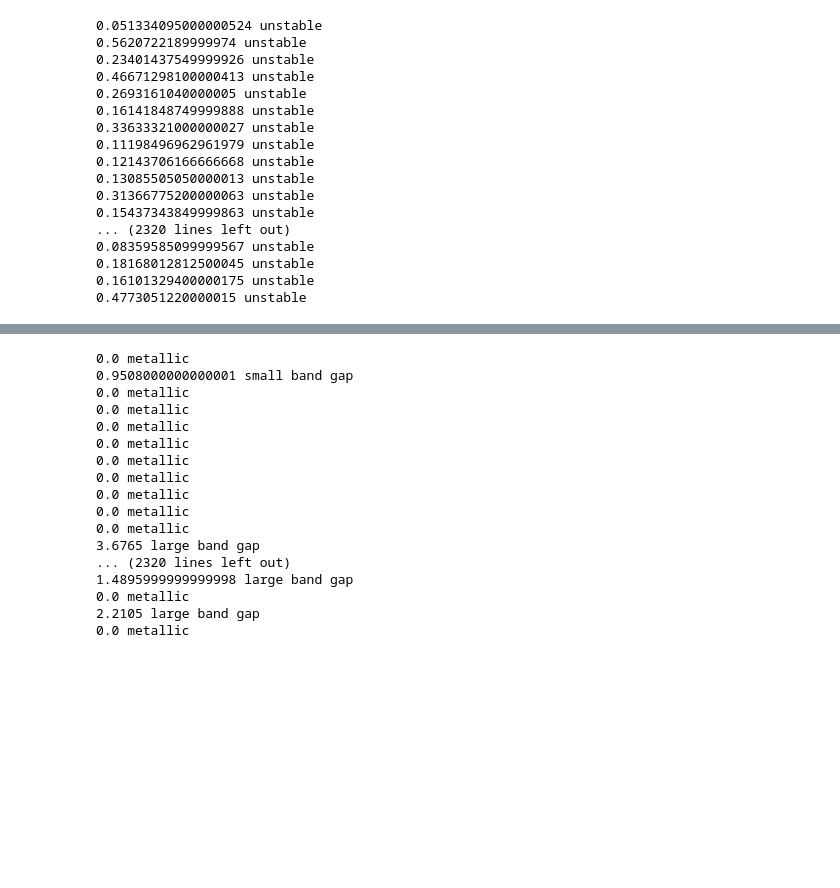
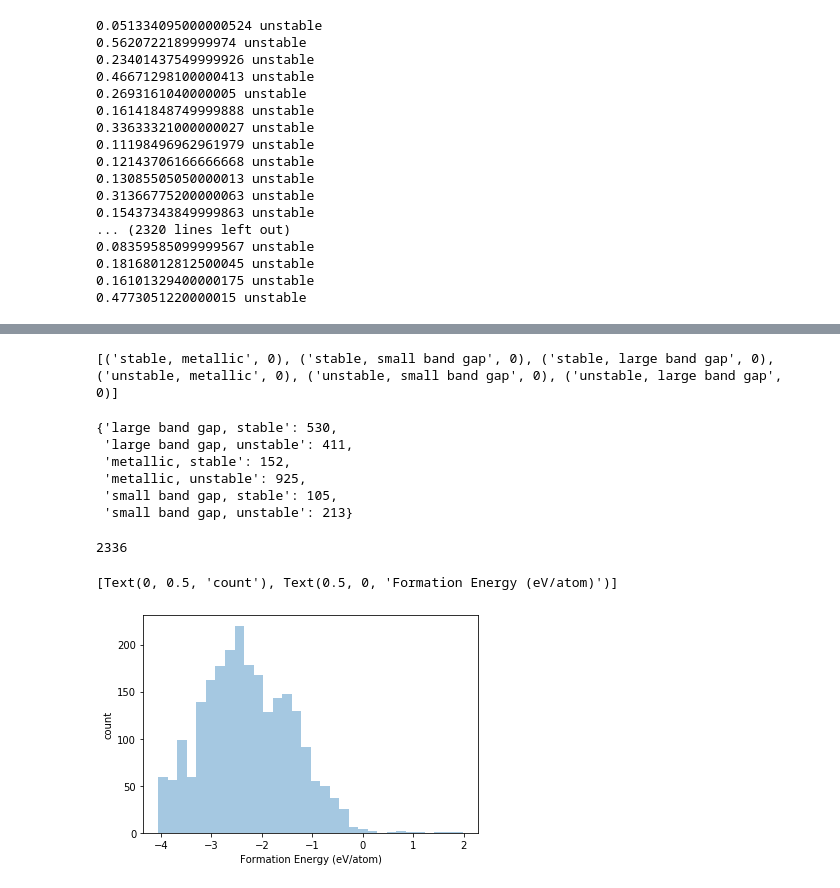
Before and after one commit to rramji/NANO_281, a Jupyter notebook: nano281-lab1-Robert-Ramji.ipynb, the cells around one changed output, grey strips where cells are left out. Cells and saved outputs as stored; diff of their text form; code cells hidden in the pictures; blank space fills up the shorter version.

```diff
--- a/nano281-lab1-Robert-Ramji.ipynb
+++ b/nano281-lab1-Robert-Ramji.ipynb
@@ -309,35 +333,12 @@ mats_df_updated.describe(include='all')
 | 50% | NaN | NaN | 10.000000 | 0.175800 | -2.349287 | NaN | 0.079189 | ... |
 | 75% | NaN | NaN | 20.000000 | 2.465150 | -1.648835 | NaN | 0.306340 | ... |
 | max | NaN | NaN | 240.000000 | 5.831800 | 1.980131 | NaN | 4.190670 | ... |
-# %%
-metallicity = []
-for i in mats_df_updated['band_gap']:
-    if i == 0:
-        metallicity.append('metallic')
-        print(i, 'metallic')
-    elif i > 0 and i < 1:
-        metallicity.append('small band gap')
-        print(i, 'small band gap')
-    elif i >= 1:
-        metallicity.append('large band gap')
-        print(i, 'large band gap')
-# %% [output]
-0.0 metallic
-0.9508000000000001 small band gap
-0.0 metallic
-0.0 metallic
-0.0 metallic
-0.0 metallic
-0.0 metallic
-0.0 metallic
-0.0 metallic
-0.0 metallic
-0.0 metallic
-3.6765 large band gap
-... (2320 lines left out)
-1.4895999999999998 large band gap
-0.0 metallic
-2.2105 large band gap
-0.0 metallic
-# %%
-mats_df_updated['metallicity'] = metallicity
+# %%
+categories = [('metallic', 'small band gap', 'large band gap'), ('stable', 'unstable')]
+subcategories = []
+for i in categories[1]:
+    for j in categories[0]:
+        subcategories.append((i + ', ' + j, 0))
+print(subcategories)
+# %% [output]
+[('stable, metallic', 0), ('stable, small band gap', 0), ('stable, large band gap', 0), ('unstable, metallic', 0), ('unstable, small band gap', 0), ('unstable, large band gap', 0)]
@@ -343,0 +354,16 @@ mats_df_updated['metallicity'] = metallicity
+# %%
+pprint(cat_dict)
+# %% [output]
+{'large band gap, stable': 530,
+ 'large band gap, unstable': 411,
+ 'metallic, stable': 152,
+ 'metallic, unstable': 925,
+ 'small band gap, stable': 105,
+ 'small band gap, unstable': 213}
+# %%
+sum = 0
+for i in cat_dict:
+    sum += cat_dict[i]
+print(sum)
+# %% [output]
+2336
@@ -343,0 +372,7 @@ mats_df_updated['metallicity'] = metallicity
+# %%
+e_form = sns.distplot(mats_df_updated["formation_energy_per_atom"], kde=False)
+e_form.set(xlabel = 'Formation Energy (eV/atom)',
+          ylabel = 'count')
+# %% [output]
+[Text(0, 0.5, 'count'), Text(0.5, 0, 'Formation Energy (eV/atom)')]
+[figure, added]
```
Also changed, not shown: parts of 23 cells of this notebook, 1 other file.
